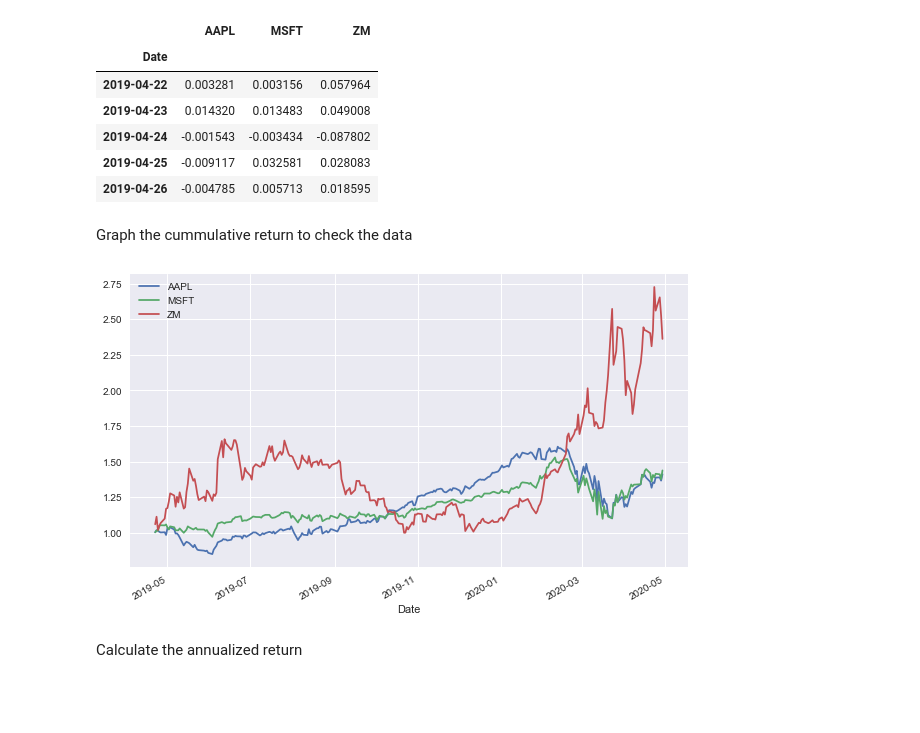
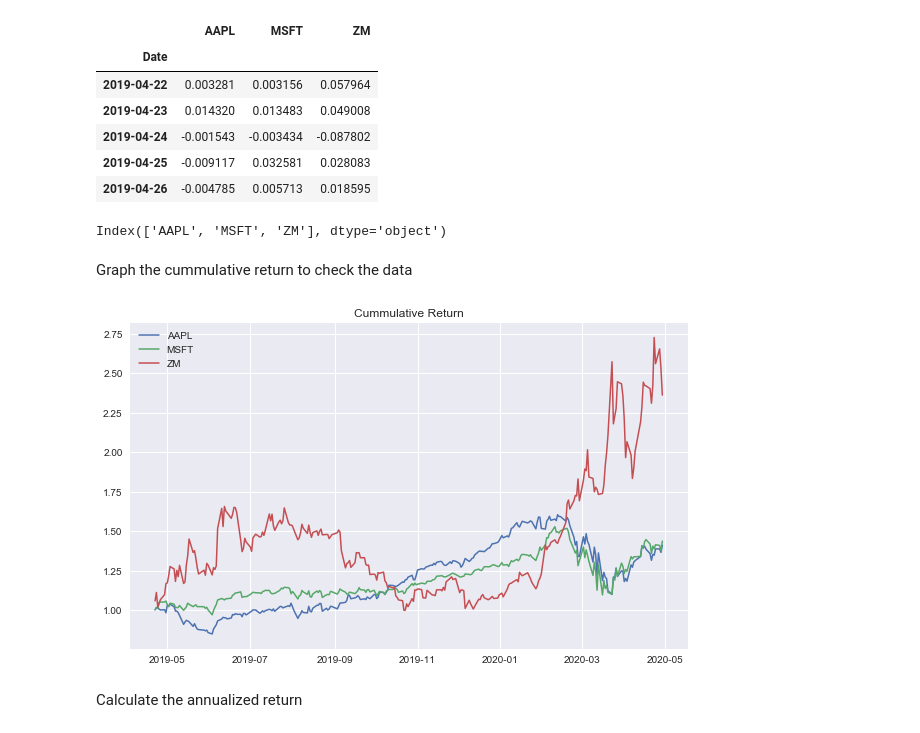
Before and after one commit to mateomarks/Computational-Finance, a Jupyter notebook: Normality Check.ipynb, the cells around one changed output. Drawn from its saved outputs; the diff is of its cells as text; code cells hidden in the pictures; blank space fills up the shorter version.

```diff
--- a/Normality Check.ipynb
+++ b/Normality Check.ipynb
@@ -40,12 +44,21 @@ returns.head()
 | 2019-04-24 | -0.001543 | -0.003434 | -0.087802 |
 | 2019-04-25 | -0.009117 | 0.032581 | 0.028083 |
 | 2019-04-26 | -0.004785 | 0.005713 | 0.018595 |
+# %%
+returns.columns
+# %% [output]
+Index(['AAPL', 'MSFT', 'ZM'], dtype='object')
 # %% [markdown]
 Graph the cummulative return to check the data
-# %%
-returns.cumsum().apply(np.exp).plot(figsize=(10,6));
-# %% [output]
-[figure, removed]
+# %%
+plt.figure(figsize=(10,6))
+plt.plot(returns['AAPL'].cumsum().apply(np.exp), lw=1.5, label='AAPL')
+plt.plot(returns['MSFT'].cumsum().apply(np.exp), lw=1.5, label='MSFT')
+plt.plot(returns['ZM'].cumsum().apply(np.exp), lw=1.5, label='ZM')
+plt.legend(loc=0)
+plt.title('Cummulative Return');
+# %% [output]
+[figure, added]
 # %% [markdown]
 Calculate the annualized return
 # %%
```
Also changed, not shown: parts of 7 cells of this notebook.
